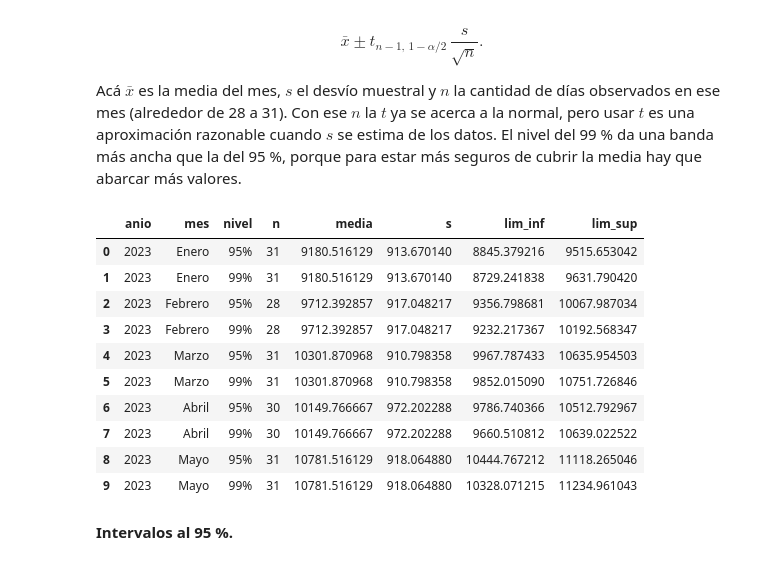
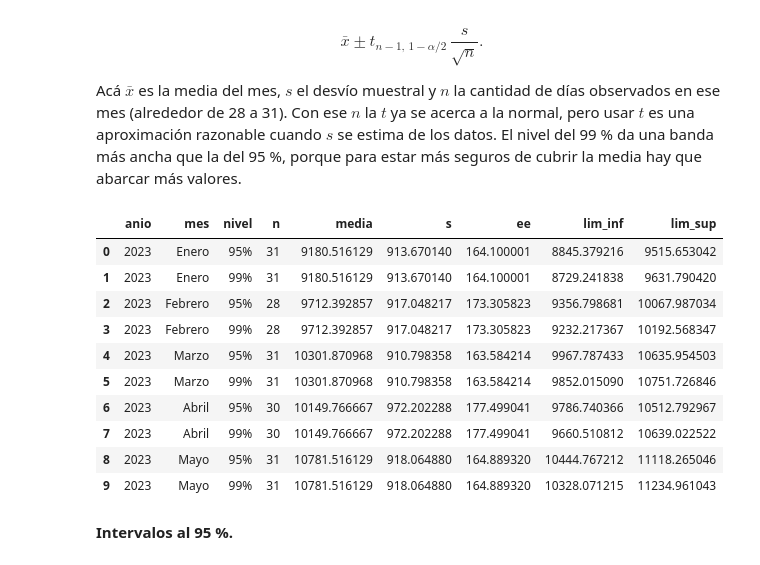
Before and after one commit to francomor/ceia-trabajos, a Jupyter notebook: probabilidad_estadistica/tp3/TP3_Morero_Franco.ipynb, the cells around one changed output. Drawn from its saved outputs; the diff is of its cells as text; code cells hidden in the pictures.

```diff
--- a/probabilidad_estadistica/tp3/TP3_Morero_Franco.ipynb
+++ b/probabilidad_estadistica/tp3/TP3_Morero_Franco.ipynb
@@ -253,42 +253,42 @@ Acá $\bar{x}$ es la media del mes, $s$ el desvío muestral y $n$ la cantidad de
 # %%
 santa_ana = df[df['tienda'] == 'Santa Ana']
 
 filas_ic = []
 for anio in sorted(santa_ana['anio'].unique()):
     for m in range(1, 13):
         x = santa_ana.loc[(santa_ana['anio'] == anio) & (santa_ana['mes'] == m), 'clientes'].to_numpy()
         n = x.size
         media = x.mean()
         s = x.std(ddof=1)          # desvío estándar muestral; s² es insesgado para σ²
         ee = s / np.sqrt(n)        # error estándar de la media
         for nivel, alpha in [(0.95, 0.05), (0.99, 0.01)]:
             t_crit = st.t.ppf(1 - alpha / 2, df=n - 1)
             filas_ic.append({
                 'anio': anio,
                 'mes': meses_es[m],
                 'nivel': f"{int(nivel*100)}%",
                 'n': n,
                 'media': media,
                 's': s,
-                # 'ee': ee,
+                'ee': ee,
                 'lim_inf': media - t_crit * ee,  # límite inferior
                 'lim_sup': media + t_crit * ee,  # límite superior
             })
 
 ic = pd.DataFrame(filas_ic)
 ic.head(10)
 # %% [output]
-|  | anio | mes | nivel | n | media | s | lim_inf | lim_sup |
-| 0 | 2023 | Enero | 95% | 31 | 9180.516129 | 913.670140 | 8845.379216 | 9515.653042 |
-| 1 | 2023 | Enero | 99% | 31 | 9180.516129 | 913.670140 | 8729.241838 | 9631.790420 |
-| 2 | 2023 | Febrero | 95% | 28 | 9712.392857 | 917.048217 | 9356.798681 | 10067.987034 |
-| 3 | 2023 | Febrero | 99% | 28 | 9712.392857 | 917.048217 | 9232.217367 | 10192.568347 |
-| 4 | 2023 | Marzo | 95% | 31 | 10301.870968 | 910.798358 | 9967.787433 | 10635.954503 |
-| 5 | 2023 | Marzo | 99% | 31 | 10301.870968 | 910.798358 | 9852.015090 | 10751.726846 |
-| 6 | 2023 | Abril | 95% | 30 | 10149.766667 | 972.202288 | 9786.740366 | 10512.792967 |
-| 7 | 2023 | Abril | 99% | 30 | 10149.766667 | 972.202288 | 9660.510812 | 10639.022522 |
-| 8 | 2023 | Mayo | 95% | 31 | 10781.516129 | 918.064880 | 10444.767212 | 11118.265046 |
-| 9 | 2023 | Mayo | 99% | 31 | 10781.516129 | 918.064880 | 10328.071215 | 11234.961043 |
+|  | anio | mes | nivel | n | media | s | ee | lim_inf | lim_sup |
+| 0 | 2023 | Enero | 95% | 31 | 9180.516129 | 913.670140 | 164.100001 | 8845.379216 | 9515.653042 |
+| 1 | 2023 | Enero | 99% | 31 | 9180.516129 | 913.670140 | 164.100001 | 8729.241838 | 9631.790420 |
+| 2 | 2023 | Febrero | 95% | 28 | 9712.392857 | 917.048217 | 173.305823 | 9356.798681 | 10067.987034 |
+| 3 | 2023 | Febrero | 99% | 28 | 9712.392857 | 917.048217 | 173.305823 | 9232.217367 | 10192.568347 |
+| 4 | 2023 | Marzo | 95% | 31 | 10301.870968 | 910.798358 | 163.584214 | 9967.787433 | 10635.954503 |
+| 5 | 2023 | Marzo | 99% | 31 | 10301.870968 | 910.798358 | 163.584214 | 9852.015090 | 10751.726846 |
+| 6 | 2023 | Abril | 95% | 30 | 10149.766667 | 972.202288 | 177.499041 | 9786.740366 | 10512.792967 |
+| 7 | 2023 | Abril | 99% | 30 | 10149.766667 | 972.202288 | 177.499041 | 9660.510812 | 10639.022522 |
+| 8 | 2023 | Mayo | 95% | 31 | 10781.516129 | 918.064880 | 164.889320 | 10444.767212 | 11118.265046 |
+| 9 | 2023 | Mayo | 99% | 31 | 10781.516129 | 918.064880 | 164.889320 | 10328.071215 | 11234.961043 |
 # %% [markdown]
 **Intervalos al 95 %.**
 # %%
```
